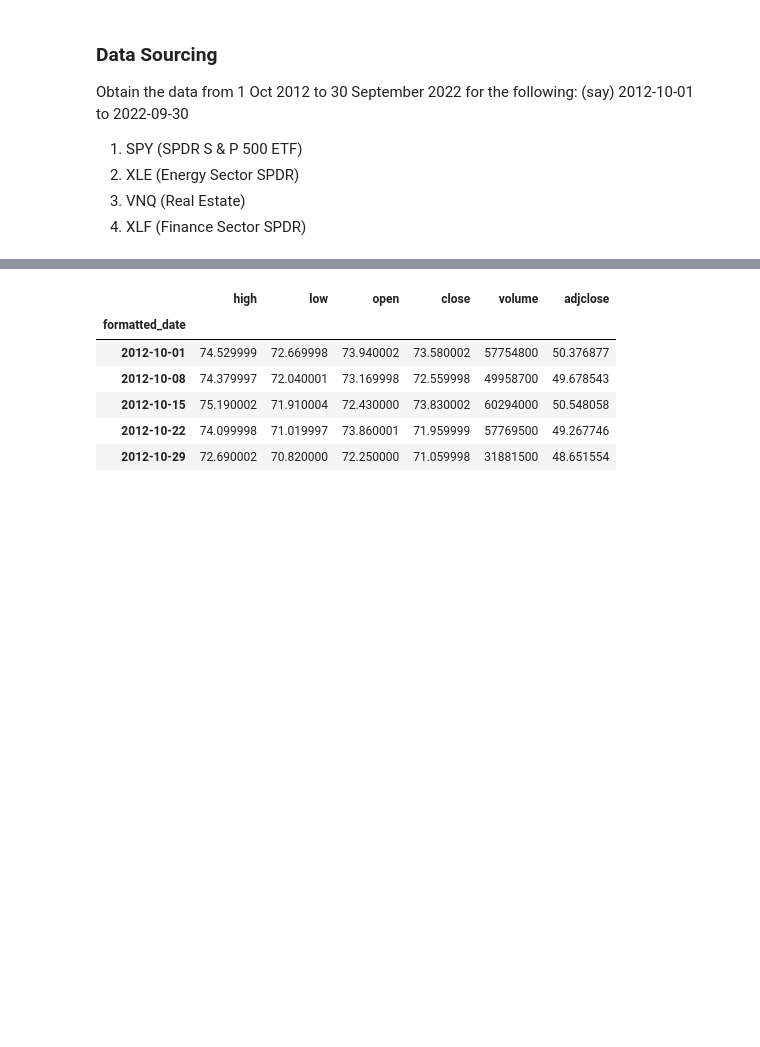
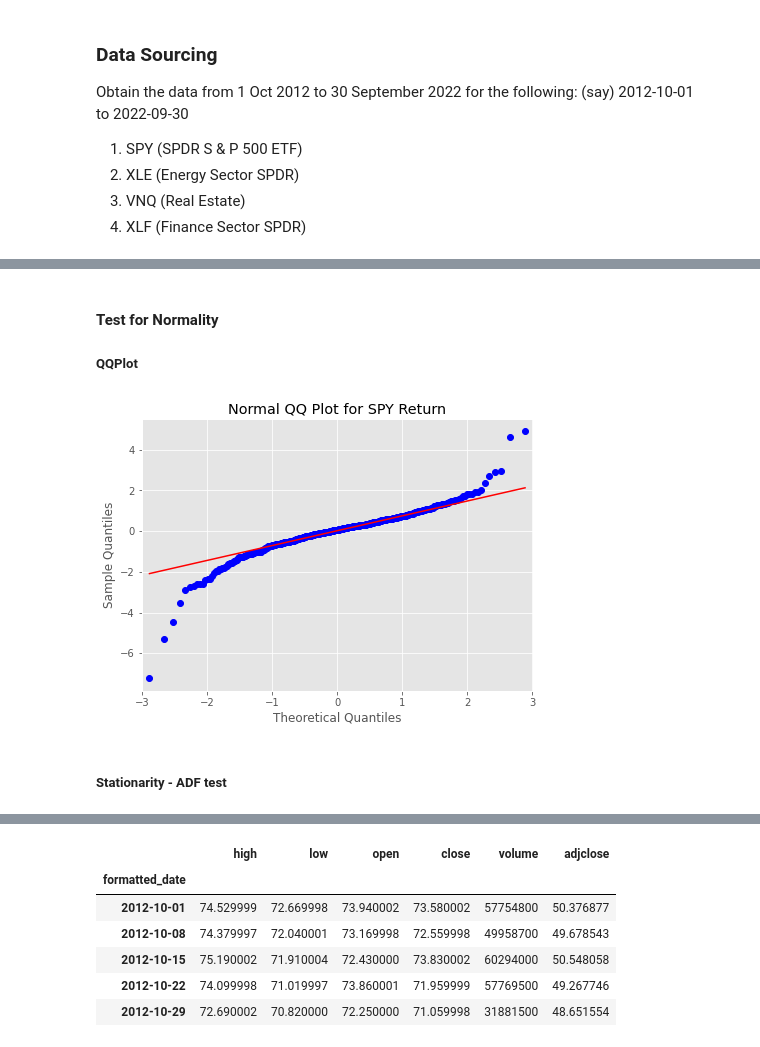
Before and after one commit to krishxx/wqumscfin, a Jupyter notebook: src/MScFE_Capstone.ipynb, the cells around one changed output, grey strips where cells are left out. Saved outputs shown, nothing was run; the diff lists cells and outputs as text; code cells hidden in the pictures; blank space fills up the shorter version.

```diff
--- a/src/MScFE_Capstone.ipynb
+++ b/src/MScFE_Capstone.ipynb
@@ -34,0 +79,12 @@ ax.plot(spy_df['adjclose']);
+# %% [markdown]
+#### Test for Normality
+##### QQPlot
+# %%
+# Normal QQ Plot for Returns
+stock_symbol = 'SPY'
+qq = sm.qqplot(stock_returns,norm, fit=True, line="q")
+qq.set_size_inches((7, 5))
+plt.title(f"Normal QQ Plot for {stock_symbol} Return")
+plt.show()
+# %% [output]
+[figure, added]
@@ -34,0 +94,2 @@ ax.plot(spy_df['adjclose']);
+# %% [markdown]
+##### Stationarity - ADF test
```
Also changed, not shown: parts of 20 cells of this notebook.
